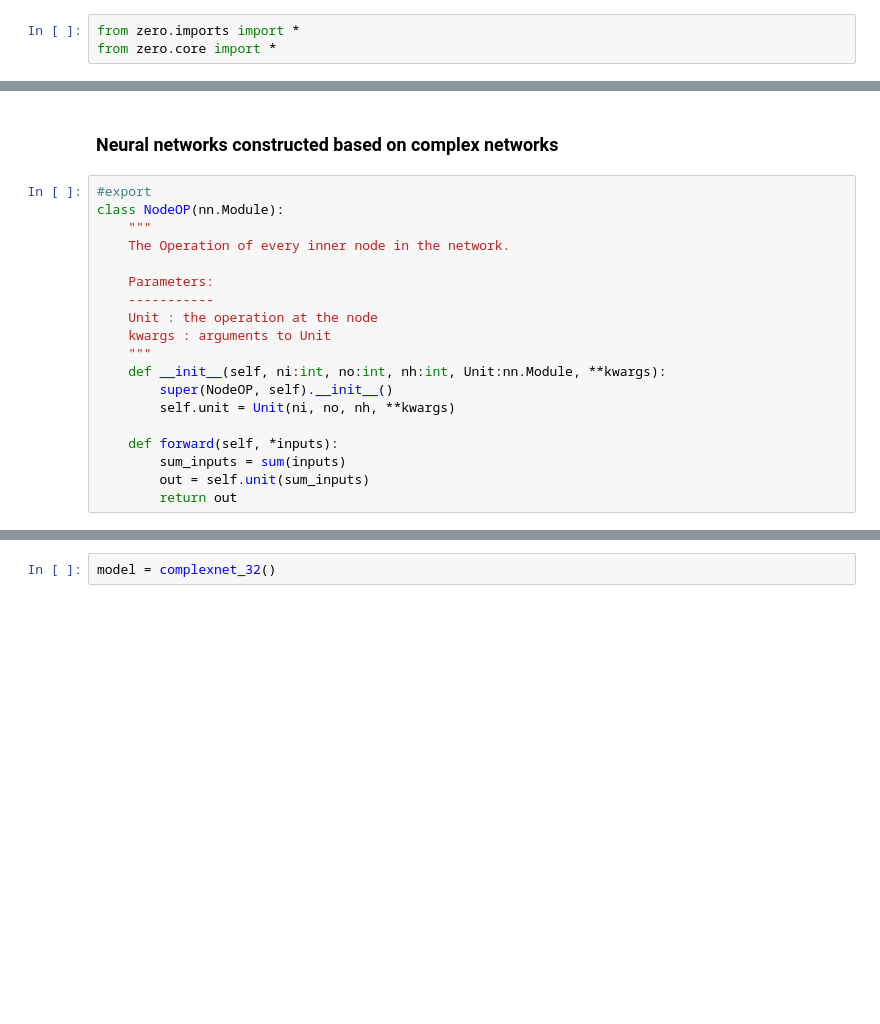
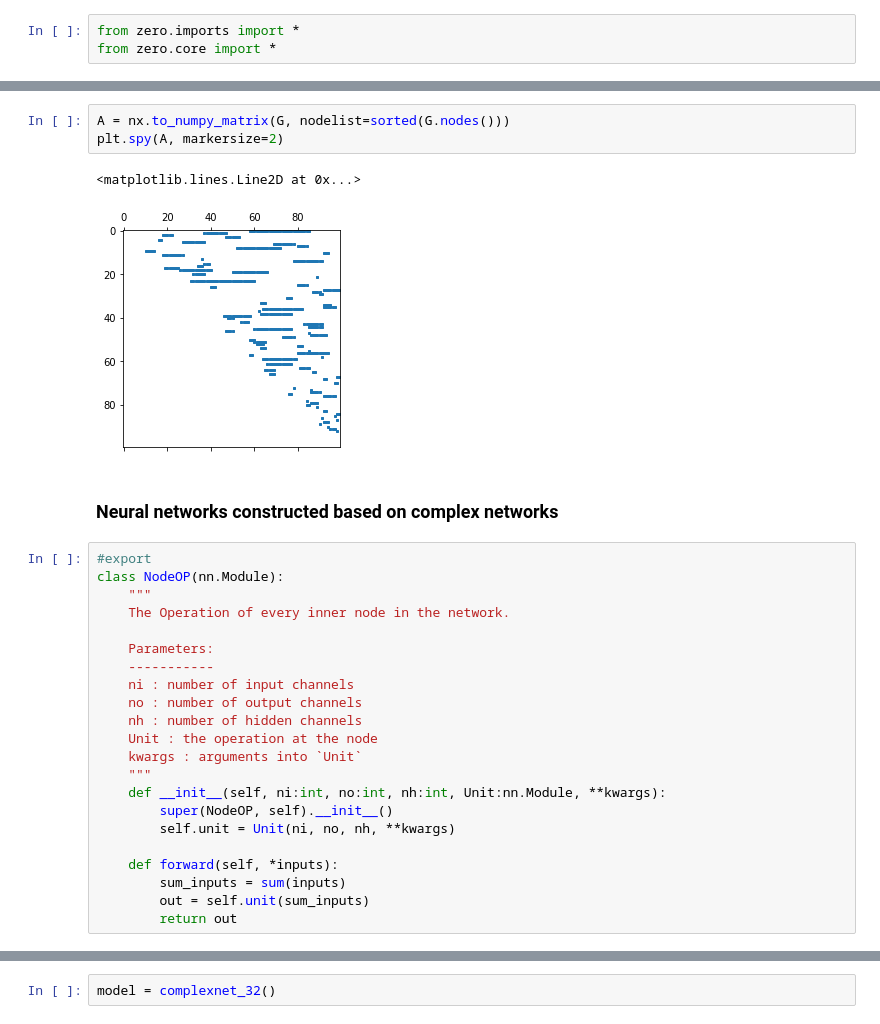
Before and after one commit to keepsimpler/zero, a Jupyter notebook: complexnet.ipynb, the cells around one changed output, grey strips where cells are left out. Cells and saved outputs as stored; diff of their text form; blank space fills up the shorter version.

```diff
--- a/complexnet.ipynb
+++ b/complexnet.ipynb
@@ -80,3 +291,9 @@ for id in G.nodes():
+# %%
+A = nx.to_numpy_matrix(G, nodelist=sorted(G.nodes()))
+plt.spy(A, markersize=2)
+# %% [output]
+<matplotlib.lines.Line2D at 0x...>
+[figure, added]
 # %% [markdown]
 ### Neural networks constructed based on complex networks
 # %%
@@ -87,8 +304,11 @@ class NodeOP(nn.Module):
 
     Parameters:
     -----------
+    ni : number of input channels
+    no : number of output channels
+    nh : number of hidden channels
     Unit : the operation at the node
-    kwargs : arguments to Unit
+    kwargs : arguments into `Unit`
     """
     def __init__(self, ni:int, no:int, nh:int, Unit:nn.Module, **kwargs):
         super(NodeOP, self).__init__()
```
Also changed, not shown: parts of 26 cells of this notebook, 4 other files.
